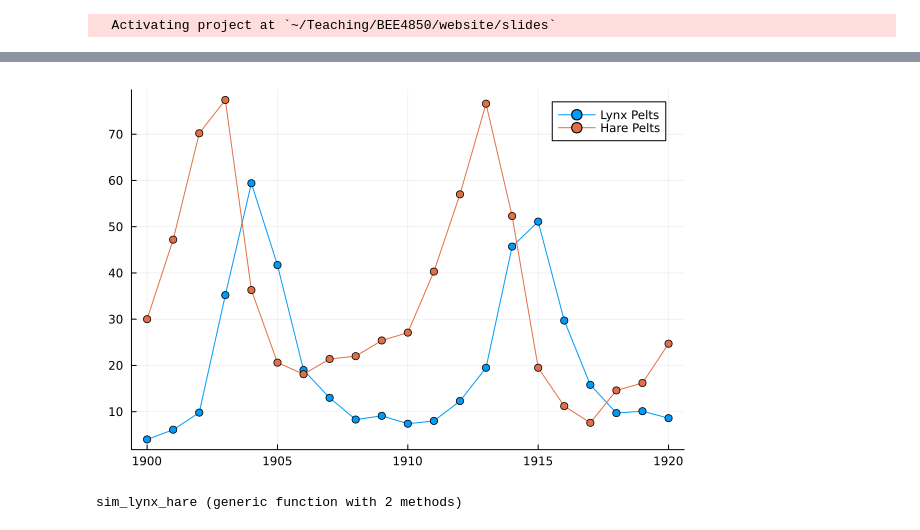
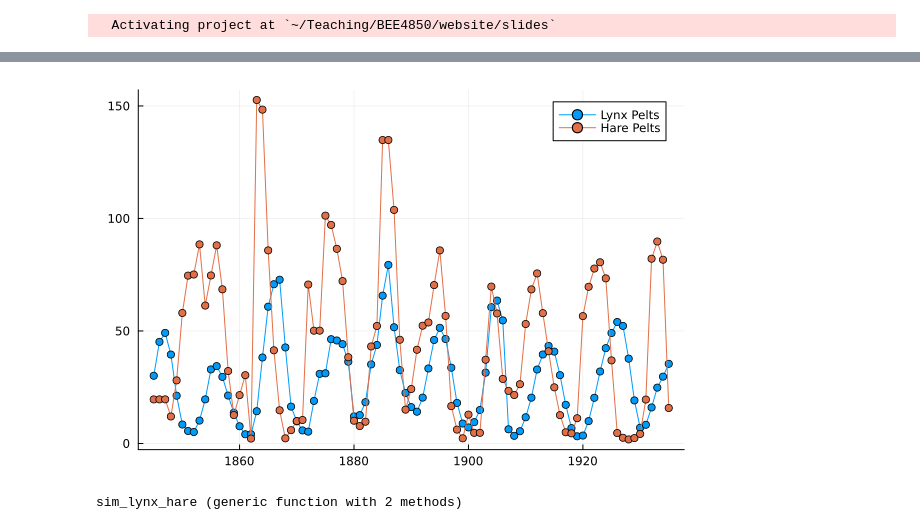
Before and after one commit to vsrikrish/simulation-eda, a Jupyter notebook: slides/notebooks/lynxhare.ipynb, the cells around one changed output, grey strips where cells are left out. Saved outputs shown, nothing was run; the diff lists cells and outputs as text; code cells hidden in the pictures.

```diff
--- a/slides/notebooks/lynxhare.ipynb
+++ b/slides/notebooks/lynxhare.ipynb
@@ -17,7 +17,8 @@ using DifferentialEquations
 # %%
 dat_path = joinpath(@__DIR__, "..", "data", "ecology")
 
-dat = CSV.read(joinpath(dat_path, "Lynx_Hare.csv"), DataFrame, delim=";")
+dat = DataFrame(CSV.File(joinpath(dat_path, "Lynx_Hare.txt"), header=[:Year, :Hare, :Lynx]))[:, 1:3]
+
 plot(dat.Year, dat.Lynx, markershape=:circle, label="Lynx Pelts")
 plot!(dat.Year, dat.Hare, markershape=:circle, label="Hare Pelts")
 # %% [output]
@@ -24,4 +27,4 @@ plot!(dat.Year, dat.Hare, markershape=:circle, label="Hare Pelts")
-[figure, old version]
+[figure, new version]
 # %%
 function sim_lynx_hare(p, T, dt=.002)
     H₀, L₀, bh, mh, bl, ml = p
```
Also changed, not shown: parts of 12 cells of this notebook, 40 other files.
